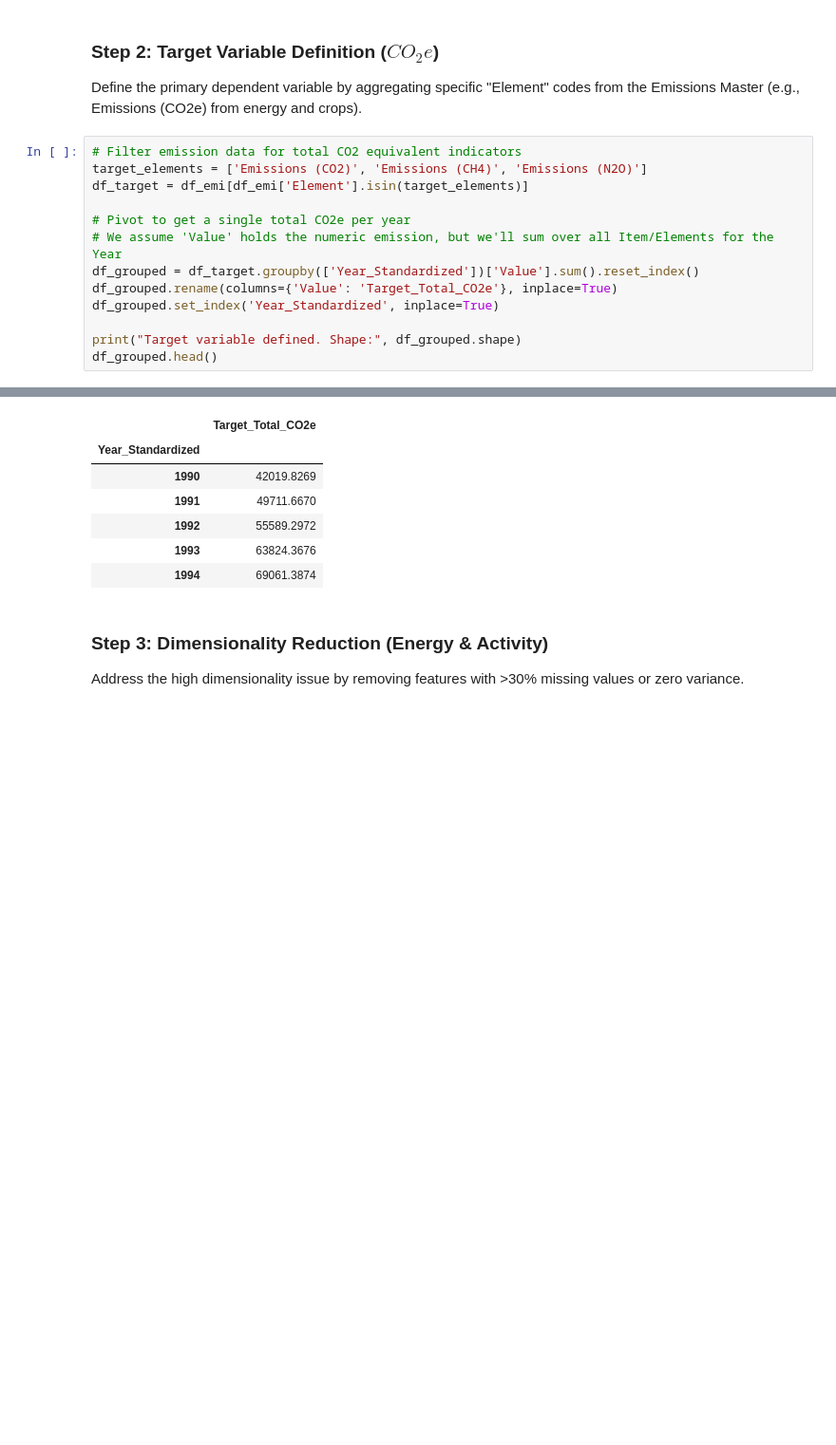
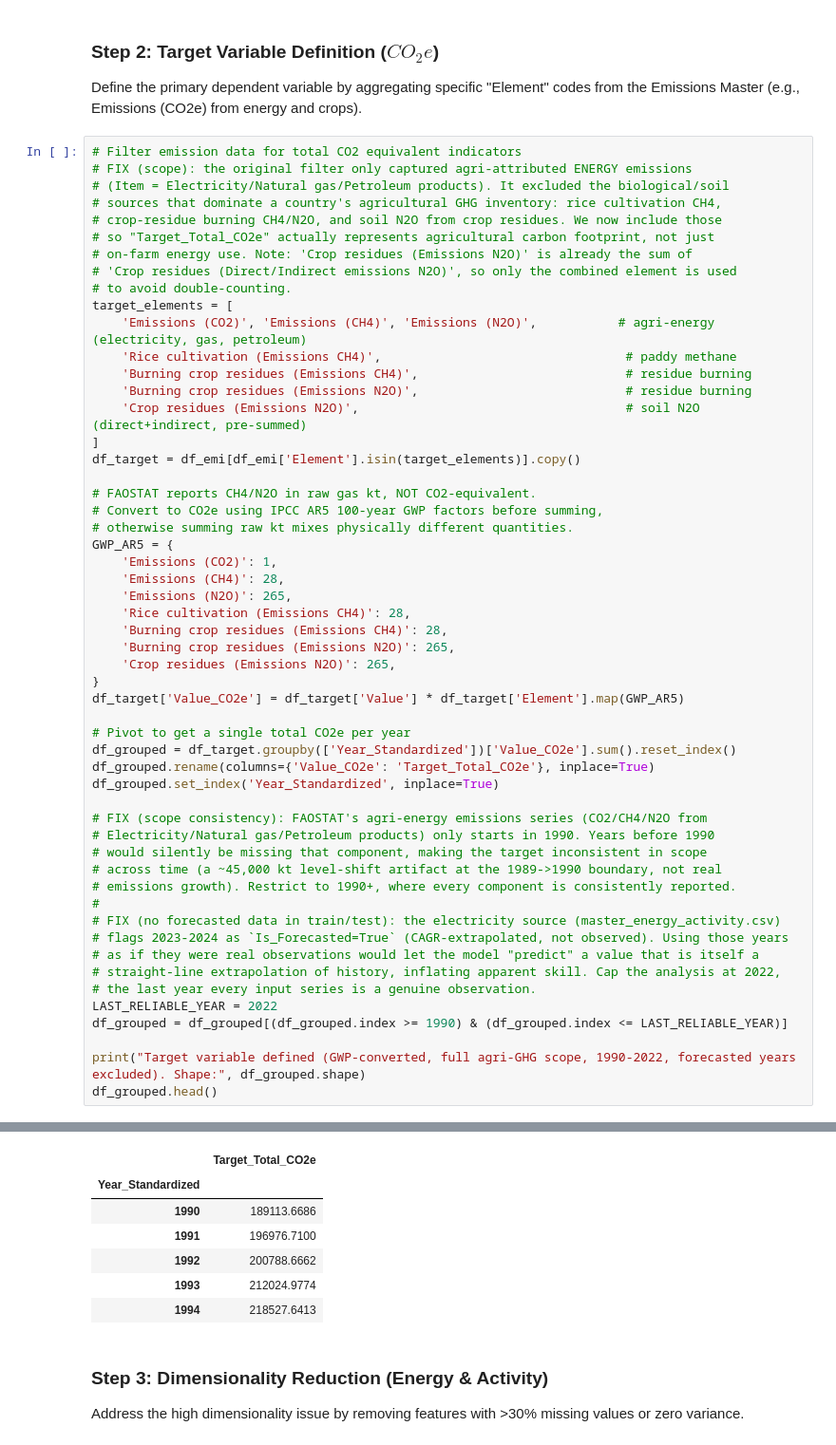
Before and after one commit to prakash-ukhalkar/India-Agri-Carbon-Prediction, a Jupyter notebook: notebooks/02_Feature_Engineering_and_Target_Alignment.ipynb, the cells around one changed output, grey strips where cells are left out. Shown at 95% size. Drawn from its saved outputs; the diff is of its cells as text; blank space fills up the shorter version.

```diff
--- a/notebooks/02_Feature_Engineering_and_Target_Alignment.ipynb
+++ b/notebooks/02_Feature_Engineering_and_Target_Alignment.ipynb
@@ -40,15 +40,56 @@ Emissions: (3660, 20), Energy: (65, 321), Resources: (65, 30)
 Define the primary dependent variable by aggregating specific "Element" codes from the Emissions Master (e.g., Emissions (CO2e) from energy and crops).
 # %%
 # Filter emission data for total CO2 equivalent indicators
-target_elements = ['Emissions (CO2)', 'Emissions (CH4)', 'Emissions (N2O)']
-df_target = df_emi[df_emi['Element'].isin(target_elements)]
+# FIX (scope): the original filter only captured agri-attributed ENERGY emissions
+# (Item = Electricity/Natural gas/Petroleum products). It excluded the biological/soil
+# sources that dominate a country's agricultural GHG inventory: rice cultivation CH4,
+# crop-residue burning CH4/N2O, and soil N2O from crop residues. We now include those
+# so "Target_Total_CO2e" actually represents agricultural carbon footprint, not just
+# on-farm energy use. Note: 'Crop residues (Emissions N2O)' is already the sum of
+# 'Crop residues (Direct/Indirect emissions N2O)', so only the combined element is used
+# to avoid double-counting.
+target_elements = [
+    'Emissions (CO2)', 'Emissions (CH4)', 'Emissions (N2O)',           # agri-energy (electricity, gas, petroleum)
+    'Rice cultivation (Emissions CH4)',                                 # paddy methane
+    'Burning crop residues (Emissions CH4)',                            # residue burning
+    'Burning crop residues (Emissions N2O)',                            # residue burning
+    'Crop residues (Emissions N2O)',                                    # soil N2O (direct+indirect, pre-summed)
+]
+df_target = df_emi[df_emi['Element'].isin(target_elements)].copy()
+
+# FAOSTAT reports CH4/N2O in raw gas kt, NOT CO2-equivalent.
+# Convert to CO2e using IPCC AR5 100-year GWP factors before summing,
+# otherwise summing raw kt mixes physically different quantities.
+GWP_AR5 = {
+    'Emissions (CO2)': 1,
+    'Emissions (CH4)': 28,
+    'Emissions (N2O)': 265,
+    'Rice cultivation (Emissions CH4)': 28,
+    'Burning crop residues (Emissions CH4)': 28,
+    'Burning crop residues (Emissions N2O)': 265,
+    'Crop residues (Emissions N2O)': 265,
+}
+df_target['Value_CO2e'] = df_target['Value'] * df_target['Element'].map(GWP_AR5)
 
 # Pivot to get a single total CO2e per year
-# We assume 'Value' holds the numeric emission, but we'll sum over all Item/Elements for the Year
-df_grouped = df_target.groupby(['Year_Standardized'])['Value'].sum().reset_index()
-df_grouped.rename(columns={'Value': 'Target_Total_CO2e'}, inplace=True)
+df_grouped = df_target.groupby(['Year_Standardized'])['Value_CO2e'].sum().reset_index()
+df_grouped.rename(columns={'Value_CO2e': 'Target_Total_CO2e'}, inplace=True)
 df_grouped.set_index('Year_Standardized', inplace=True)
 
-print("Target variable defined. Shape:", df_grouped.shape)
+# FIX (scope consistency): FAOSTAT's agri-energy emissions series (CO2/CH4/N2O from
+# Electricity/Natural gas/Petroleum products) only starts in 1990. Years before 1990
+# would silently be missing that component, making the target inconsistent in scope
+# across time (a ~45,000 kt level-shift artifact at the 1989->1990 boundary, not real
+# emissions growth). Restrict to 1990+, where every component is consistently reported.
+#
+# FIX (no forecasted data in train/test): the electricity source (master_energy_activity.csv)
+# flags 2023-2024 as `Is_Forecasted=True` (CAGR-extrapolated, not observed). Using those years
+# as if they were real observations would let the model "predict" a value that is itself a
+# straight-line extrapolation of history, inflating apparent skill. Cap the analysis at 2022,
+# the last year every input series is a genuine observation.
+LAST_RELIABLE_YEAR = 2022
+df_grouped = df_grouped[(df_grouped.index >= 1990) & (df_grouped.index <= LAST_RELIABLE_YEAR)]
+
+print("Target variable defined (GWP-converted, full agri-GHG scope, 1990-2022, forecasted years excluded). Shape:", df_grouped.shape)
 df_grouped.head()
 # %% [output]
@@ -56,10 +97,10 @@ Target variable defined. Shape: (34, 1)
 |  | Target_Total_CO2e |
 | Year_Standardized |  |
-| 1990 | 42019.8269 |
-| 1991 | 49711.6670 |
-| 1992 | 55589.2972 |
-| 1993 | 63824.3676 |
-| 1994 | 69061.3874 |
+| 1990 | 189113.6686 |
+| 1991 | 196976.7100 |
+| 1992 | 200788.6662 |
+| 1993 | 212024.9774 |
+| 1994 | 218527.6413 |
 # %% [markdown]
 ### Step 3: Dimensionality Reduction (Energy & Activity)
 Address the high dimensionality issue by removing features with >30% missing values or zero variance.
```
Also changed, not shown: parts of 6 cells of this notebook, 2 other files.
